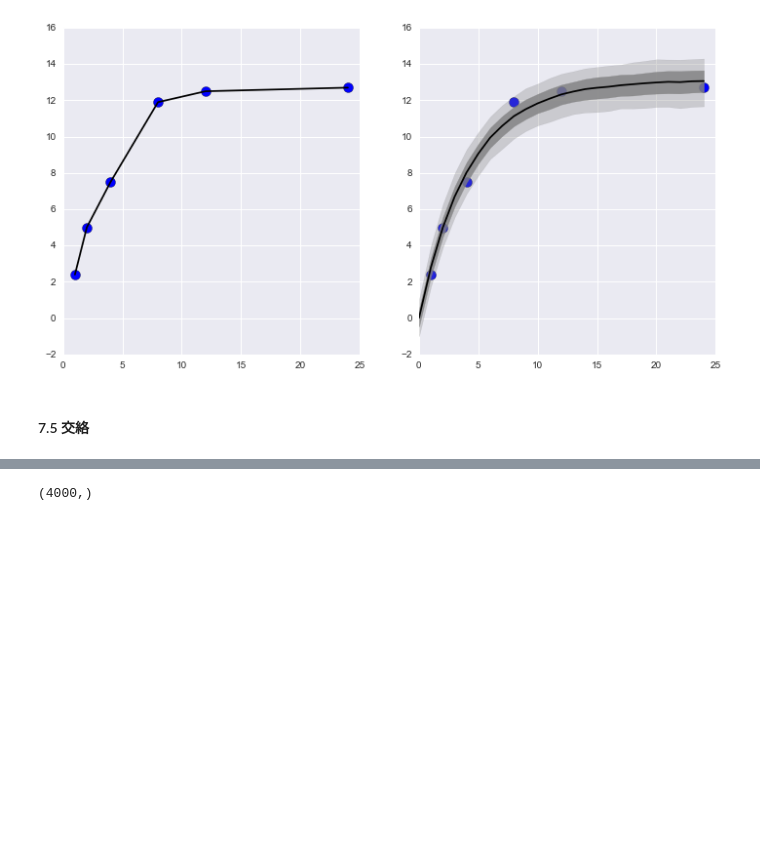
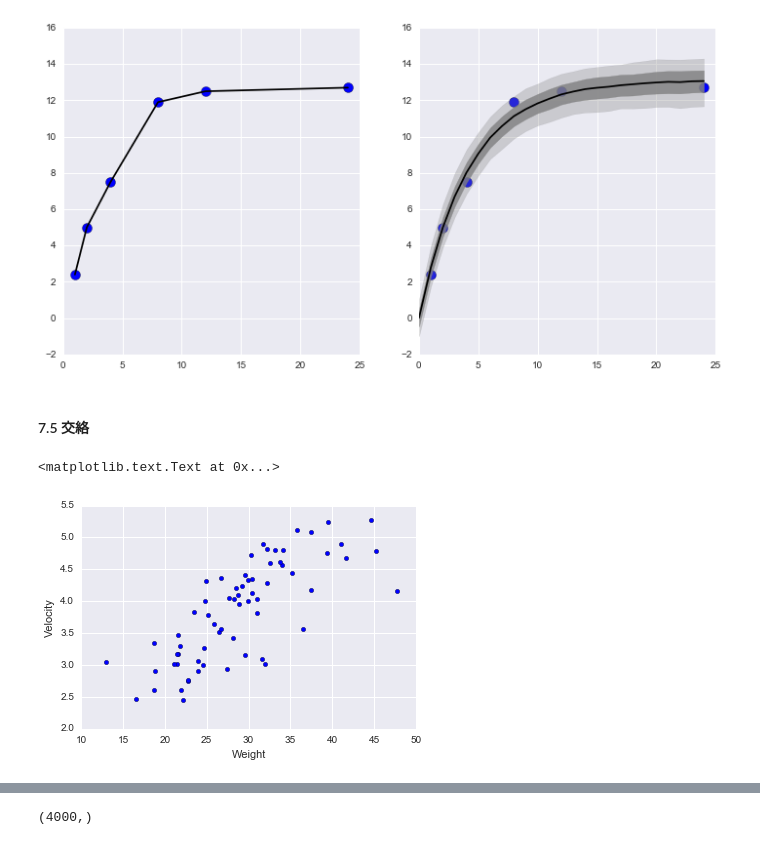
Before and after one commit to hmj/r-stan-stats-modeling-in-python, a Jupyter notebook: chap07/chapter7.ipynb, the cells around one changed output, grey strips where cells are left out. Saved outputs shown, nothing was run; the diff lists cells and outputs as text; code cells hidden in the pictures; blank space fills up the shorter version.

```diff
--- a/chap07/chapter7.ipynb
+++ b/chap07/chapter7.ipynb
@@ -208,3 +208,10 @@ ax2.set_ylim(-2,16)
 #### 7.5 交絡
 # %%
 df75= pd.read_csv("input/data-50m.txt")
+# %%
+plt.scatter(df75.Weight, df75.Y)
+plt.xlabel("Weight")
+plt.ylabel("Velocity")
+# %% [output]
+<matplotlib.text.Text at 0x...>
+[figure, added]
```
Also changed, not shown: parts of 2 cells of this notebook, 2 other files.
